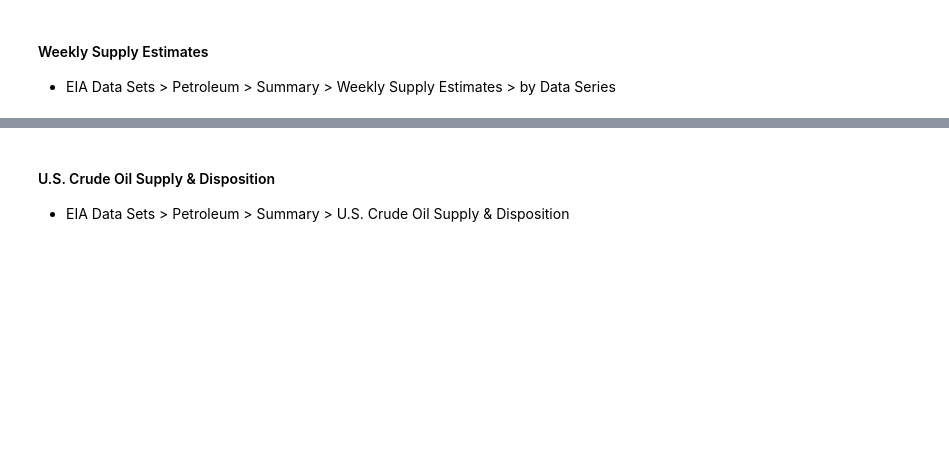
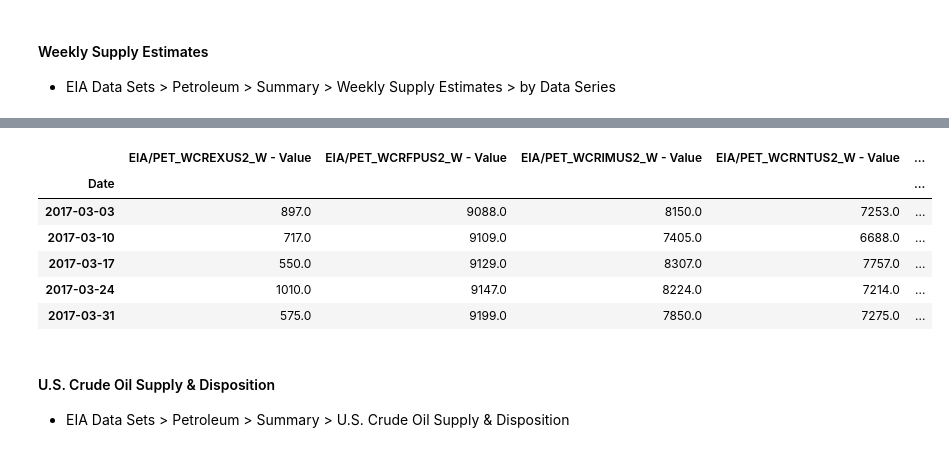
Before and after one commit to limitup/Chipy_Mentorship, a Jupyter notebook: test_sample_set.ipynb, the cells around one changed output, grey strips where cells are left out. Cells and saved outputs as stored; diff of their text form; code cells hidden in the pictures; blank space fills up the shorter version.

```diff
--- a/test_sample_set.ipynb
+++ b/test_sample_set.ipynb
@@ -203,7 +205,7 @@ summary_df.tail()
 #### Weekly Supply Estimates
 - EIA Data Sets > Petroleum > Summary > Weekly Supply Estimates > by Data Series
 # %%
-summary = eia_codes[eia_codes['API Key'].str.contains('^EIA/PET_MCR.*US1_M$',regex=True)]
-summary = summary.set_index('API Key')
-summary_list = list(summary.index)
-summary
+wse = eia_codes[eia_codes['API Key'].str.contains('^EIA/PET_WCR.*US.*_W$',regex=True)]
+wse = wse.set_index('API Key').sort_index()
+wse_list = list(wse.index)
+wse
@@ -210,3 +221,14 @@ summary
+# %%
+wse_df = quandl.get(wse_list)
+wse_df.tail()
+# %% [output]
+|  | EIA/PET_WCREXUS2_W - Value | EIA/PET_WCRFPUS2_W - Value | EIA/PET_WCRIMUS2_W - Value | EIA/PET_WCRNTUS2_W - Value | ... |
+| Date |  |  |  |  | ... |
+| 2017-03-03 | 897.0 | 9088.0 | 8150.0 | 7253.0 | ... |
+| 2017-03-10 | 717.0 | 9109.0 | 7405.0 | 6688.0 | ... |
+| 2017-03-17 | 550.0 | 9129.0 | 8307.0 | 7757.0 | ... |
+| 2017-03-24 | 1010.0 | 9147.0 | 8224.0 | 7214.0 | ... |
+| 2017-03-31 | 575.0 | 9199.0 | 7850.0 | 7275.0 | ... |
 # %% [markdown]
 #### U.S. Crude Oil Supply & Disposition
 - EIA Data Sets > Petroleum > Summary > U.S. Crude Oil Supply & Disposition
```
Also changed, not shown: parts of 17 cells of this notebook.
